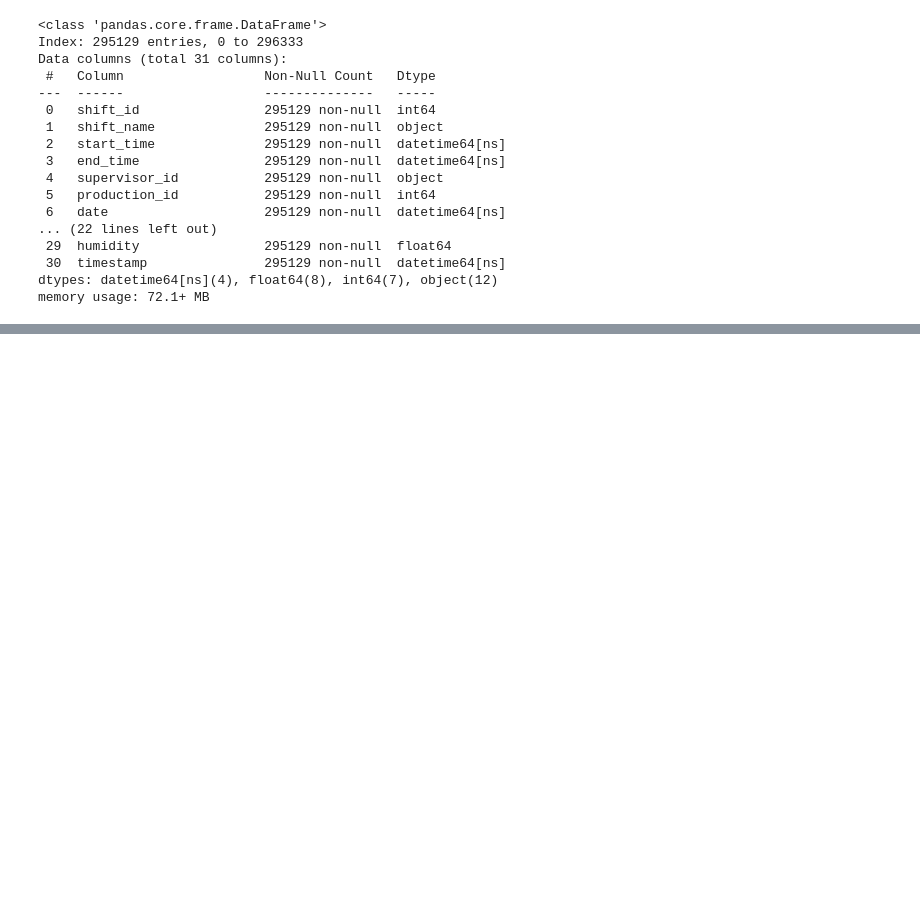
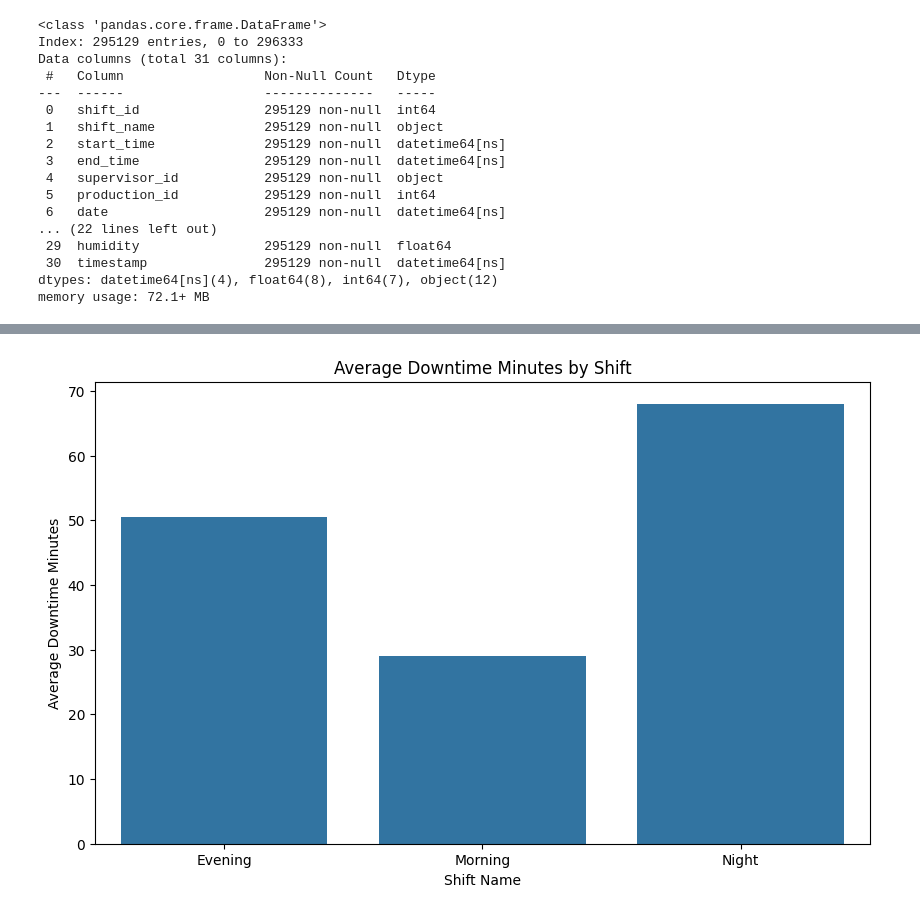
Before and after one commit to mrDanbatta/Shift_performace_project, a Jupyter notebook: shift_performance_notebook.ipynb, the cells around one changed output, grey strips where cells are left out. Drawn from its saved outputs; the diff is of its cells as text; code cells hidden in the pictures; blank space fills up the shorter version.

```diff
--- a/shift_performance_notebook.ipynb
+++ b/shift_performance_notebook.ipynb
@@ -363,0 +410,13 @@ AttributeError: 'Timedelta' object has no attribute 'dt'
+# %%
+# distrubution of downtime across shifts
+shifts_downtime = df.groupby('shift_name').agg({'downtime_minutes': 'mean'}).reset_index()
+shifts_downtime
+plt.figure(figsize=(10, 6))
+plt.subplot(1, 1, 1)
+sns.barplot(data=shifts_downtime, x='shift_name', y='downtime_minutes')
+plt.title('Average Downtime Minutes by Shift')
+plt.xlabel('Shift Name')
+plt.ylabel('Average Downtime Minutes')
+plt.show()
+# %% [output]
+[figure, added]
```
Also changed, not shown: parts of 5 cells of this notebook.
